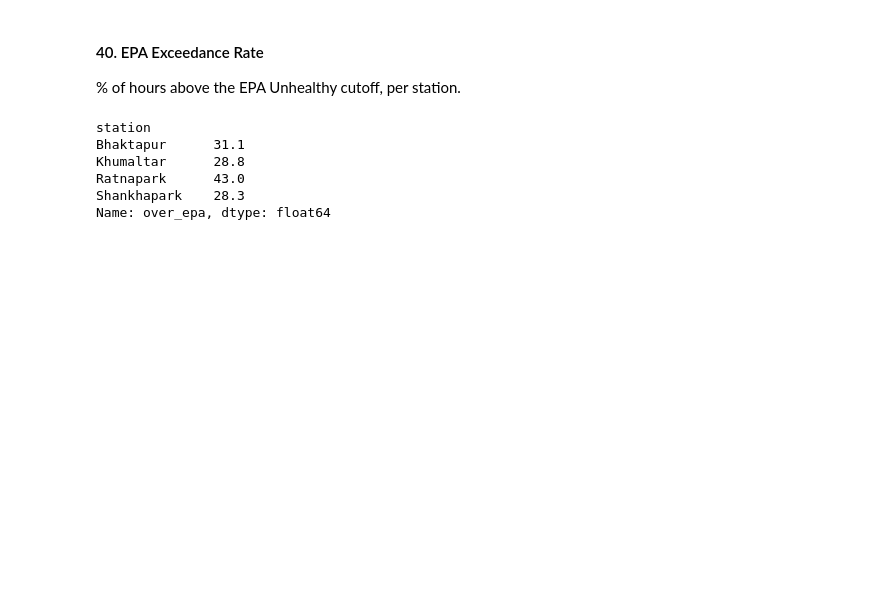
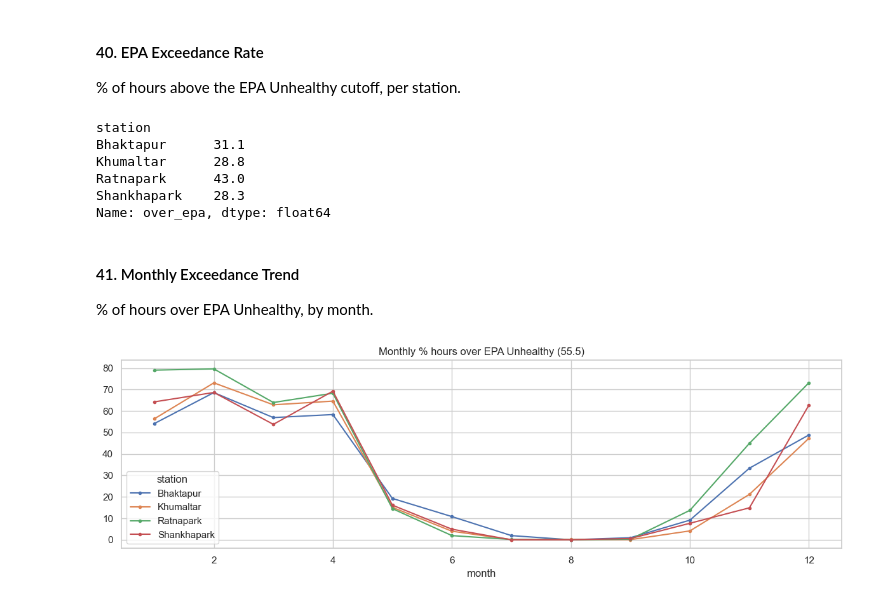
Before and after one commit to susmitahkhanal/kathmandu_pm25_forecasting, a Jupyter notebook: index.ipynb, the cells around one changed output. Drawn from its saved outputs; the diff is of its cells as text; code cells hidden in the pictures; blank space fills up the shorter version.

```diff
--- a/index.ipynb
+++ b/index.ipynb
@@ -682,3 +686,14 @@ Khumaltar      28.8
 Ratnapark      43.0
 Shankhapark    28.3
 Name: over_epa, dtype: float64
+# %% [markdown]
+#### 41. Monthly Exceedance Trend
+
+% of hours over EPA Unhealthy, by month.
+# %%
+exceed.groupby(["station", "month"])["over_epa"].mean().mul(100).unstack("station").plot(
+    marker="o", ms=3, figsize=(12, 4), title="Monthly % hours over EPA Unhealthy (55.5)"
+)
+plt.tight_layout(); plt.show()
+# %% [output]
+[figure, added]
```
Also changed, not shown: parts of 31 cells of this notebook.
